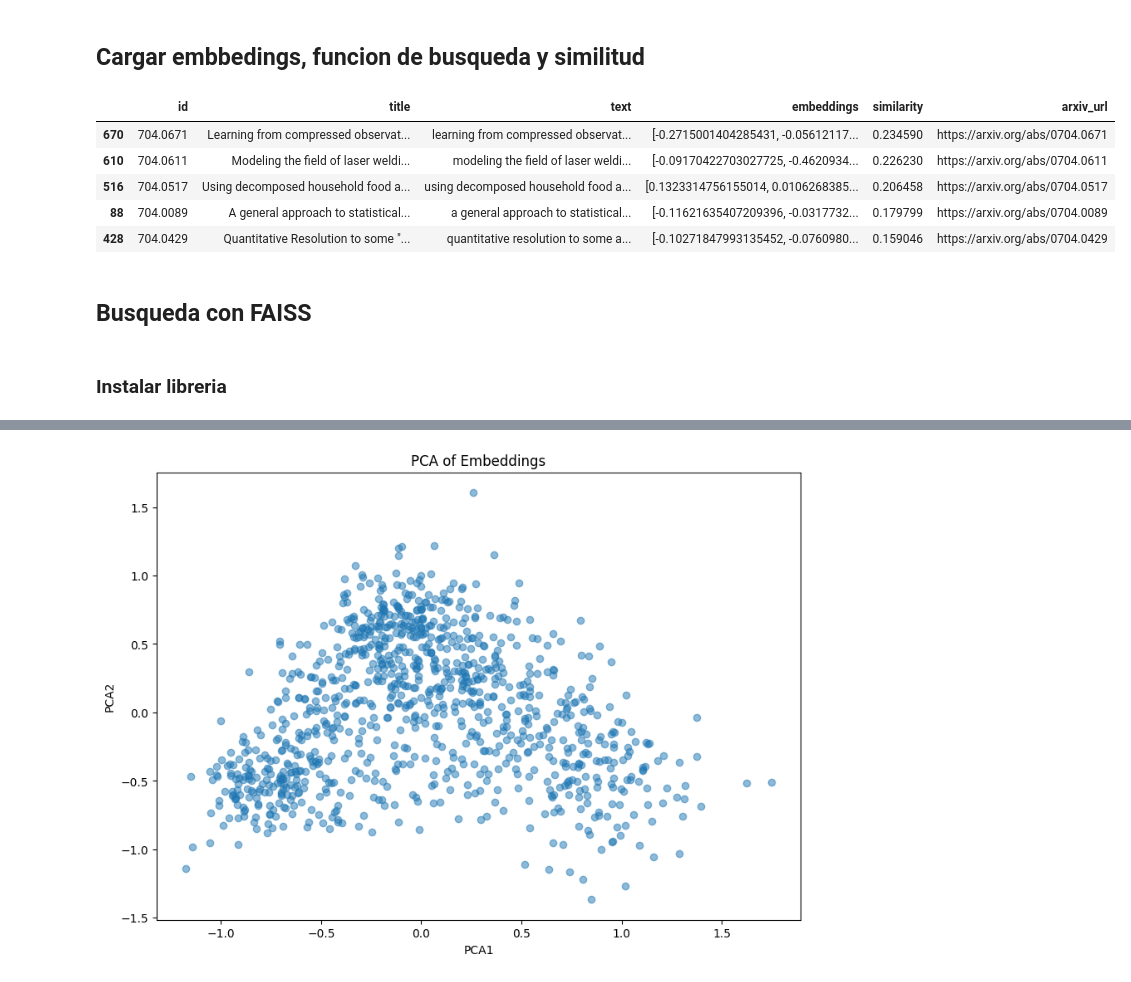
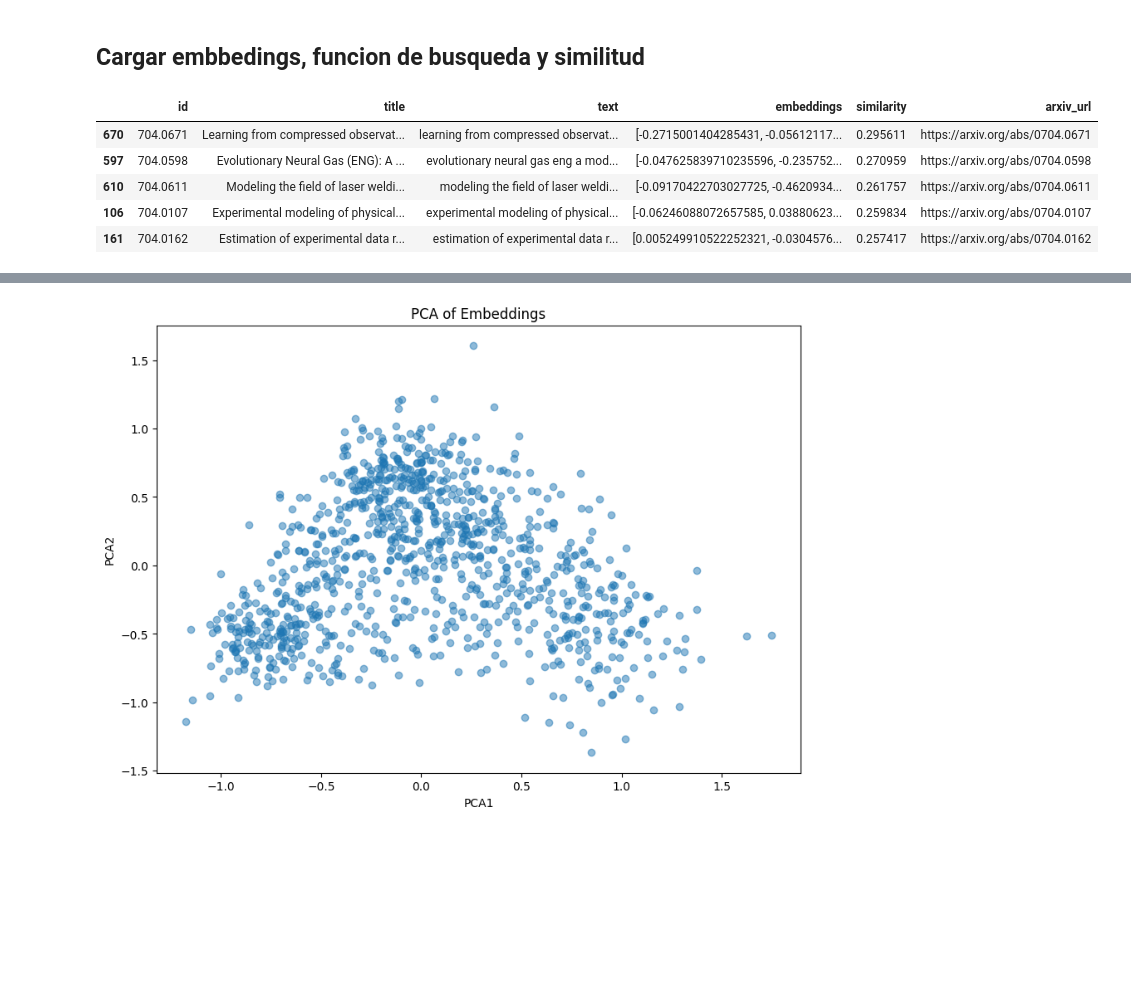
Before and after one commit to JoseADios/SemanticSearchPython, a Jupyter notebook: SemanticSearch.ipynb, the cells around one changed output, grey strips where cells are left out. Saved outputs shown, nothing was run; the diff lists cells and outputs as text; code cells hidden in the pictures; blank space fills up the shorter version.

```diff
--- a/SemanticSearch.ipynb
+++ b/SemanticSearch.ipynb
@@ -212,16 +222,12 @@ def search(query, df, top_k=5):
 # %%
 # Busqueda
 
-results = search('machine learning in healthcare', df)
+results = search('machine learning', df)
 results
 # %% [output]
 |  | id | title | text | embeddings | similarity | arxiv_url |
-| 670 | 704.0671 | Learning from compressed observat... | learning from compressed observat... | [-0.2715001404285431, -0.05612117... | 0.234590 | https://arxiv.org/abs/0704.0671 |
-| 610 | 704.0611 | Modeling the field of laser weldi... | modeling the field of laser weldi... | [-0.09170422703027725, -0.4620934... | 0.226230 | https://arxiv.org/abs/0704.0611 |
-| 516 | 704.0517 | Using decomposed household food a... | using decomposed household food a... | [0.1323314756155014, 0.0106268385... | 0.206458 | https://arxiv.org/abs/0704.0517 |
-| 88 | 704.0089 | A general approach to statistical... | a general approach to statistical... | [-0.11621635407209396, -0.0317732... | 0.179799 | https://arxiv.org/abs/0704.0089 |
-| 428 | 704.0429 | Quantitative Resolution to some "... | quantitative resolution to some a... | [-0.10271847993135452, -0.0760980... | 0.159046 | https://arxiv.org/abs/0704.0429 |
+| 670 | 704.0671 | Learning from compressed observat... | learning from compressed observat... | [-0.2715001404285431, -0.05612117... | 0.295611 | https://arxiv.org/abs/0704.0671 |
+| 597 | 704.0598 | Evolutionary Neural Gas (ENG): A ... | evolutionary neural gas eng a mod... | [-0.047625839710235596, -0.235752... | 0.270959 | https://arxiv.org/abs/0704.0598 |
+| 610 | 704.0611 | Modeling the field of laser weldi... | modeling the field of laser weldi... | [-0.09170422703027725, -0.4620934... | 0.261757 | https://arxiv.org/abs/0704.0611 |
+| 106 | 704.0107 | Experimental modeling of physical... | experimental modeling of physical... | [-0.06246088072657585, 0.03880623... | 0.259834 | https://arxiv.org/abs/0704.0107 |
+| 161 | 704.0162 | Estimation of experimental data r... | estimation of experimental data r... | [0.005249910522252321, -0.0304576... | 0.257417 | https://arxiv.org/abs/0704.0162 |
-# %% [markdown]
-## Busqueda con FAISS
-# %% [markdown]
-### Instalar libreria
```
Also changed, not shown: parts of 23 cells of this notebook.
